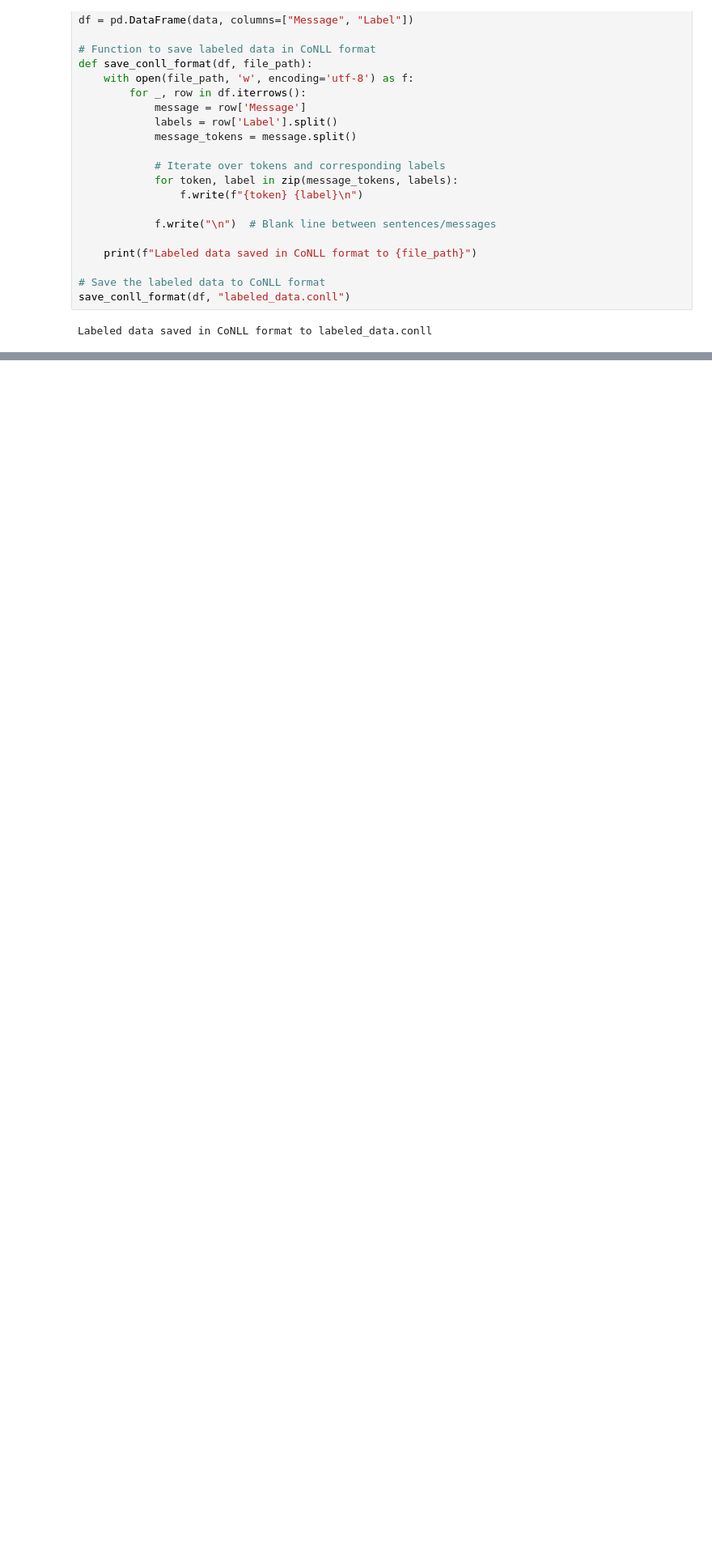
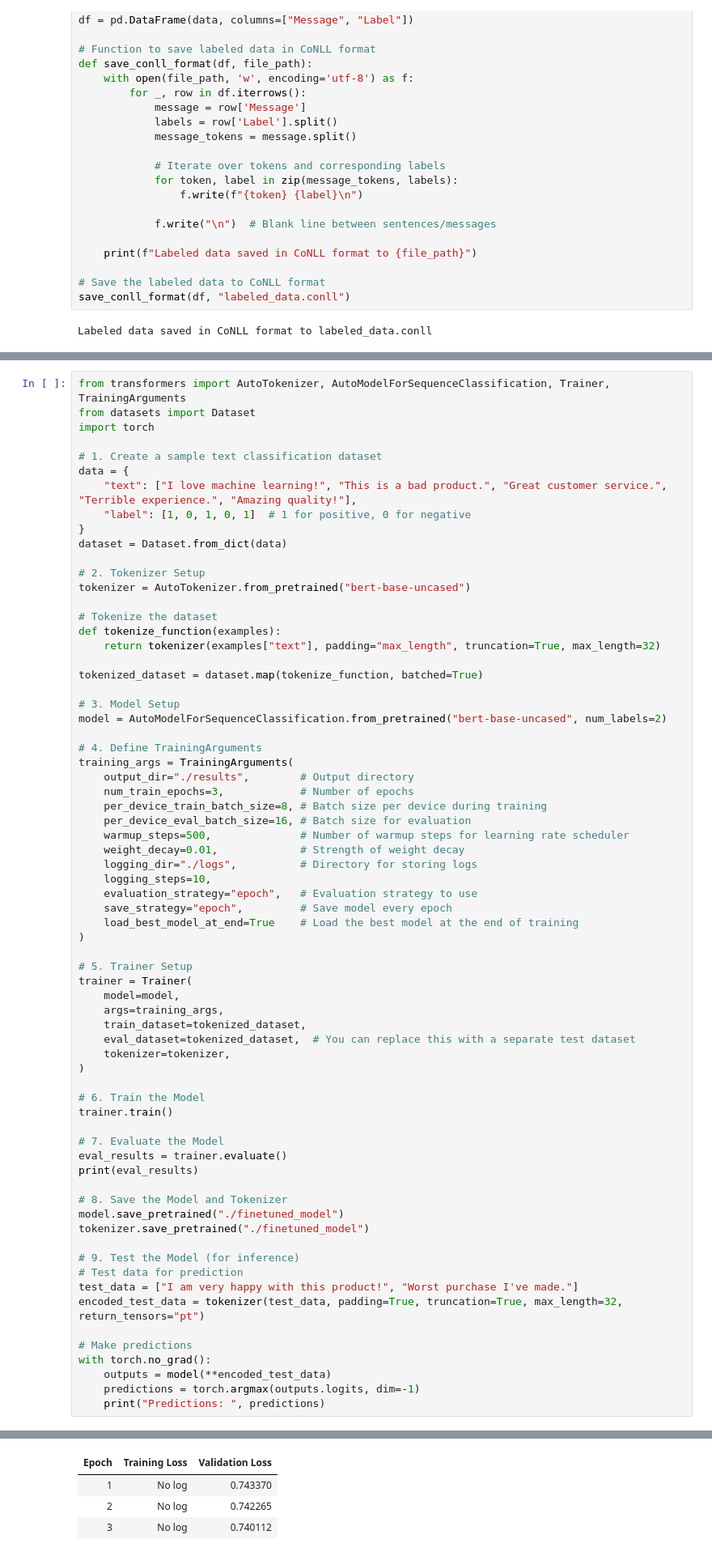
Before and after one commit to Kassa-Mamo/Telegram_Scraping, a Jupyter notebook: notebooks/data_preprocessing_labeling_starter.ipynb, the cells around one changed output, grey strips where cells are left out. Shown: that part at 81% size. Saved outputs shown, nothing was run; the diff lists cells and outputs as text; blank space fills up the shorter version.

```diff
--- a/notebooks/data_preprocessing_labeling_starter.ipynb
+++ b/notebooks/data_preprocessing_labeling_starter.ipynb
@@ -134,0 +324,70 @@ Labeled data saved in CoNLL format to labeled_data.conll
+# %%
+from transformers import AutoTokenizer, AutoModelForSequenceClassification, Trainer, TrainingArguments
+from datasets import Dataset
+import torch
+
+# 1. Create a sample text classification dataset
+data = {
+    "text": ["I love machine learning!", "This is a bad product.", "Great customer service.", "Terrible experience.", "Amazing quality!"],
+    "label": [1, 0, 1, 0, 1]  # 1 for positive, 0 for negative
+}
+dataset = Dataset.from_dict(data)
+
+# 2. Tokenizer Setup
+tokenizer = AutoTokenizer.from_pretrained("bert-base-uncased")
+
+# Tokenize the dataset
+def tokenize_function(examples):
+    return tokenizer(examples["text"], padding="max_length", truncation=True, max_length=32)
+
+tokenized_dataset = dataset.map(tokenize_function, batched=True)
+
+# 3. Model Setup
+model = AutoModelForSequenceClassification.from_pretrained("bert-base-uncased", num_labels=2)
+
+# 4. Define TrainingArguments
+training_args = TrainingArguments(
+    output_dir="./results",        # Output directory
+    num_train_epochs=3,            # Number of epochs
+    per_device_train_batch_size=8, # Batch size per device during training
+    per_device_eval_batch_size=16, # Batch size for evaluation
+    warmup_steps=500,              # Number of warmup steps for learning rate scheduler
+    weight_decay=0.01,             # Strength of weight decay
+    logging_dir="./logs",          # Directory for storing logs
+    logging_steps=10,
+    evaluation_strategy="epoch",   # Evaluation strategy to use
+    save_strategy="epoch",         # Save model every epoch
+    load_best_model_at_end=True    # Load the best model at the end of training
+)
+
+# 5. Trainer Setup
+trainer = Trainer(
+    model=model,
+    args=training_args,
+    train_dataset=tokenized_dataset,
+    eval_dataset=tokenized_dataset,  # You can replace this with a separate test dataset
+    tokenizer=tokenizer,
+)
+
+# 6. Train the Model
+trainer.train()
+
+# 7. Evaluate the Model
+eval_results = trainer.evaluate()
+print(eval_results)
+
+# 8. Save the Model and Tokenizer
+model.save_pretrained("./finetuned_model")
+tokenizer.save_pretrained("./finetuned_model")
+
+# 9. Test the Model (for inference)
+# Test data for prediction
+test_data = ["I am very happy with this product!", "Worst purchase I've made."]
+encoded_test_data = tokenizer(test_data, padding=True, truncation=True, max_length=32, return_tensors="pt")
+
+# Make predictions
+with torch.no_grad():
+    outputs = model(**encoded_test_data)
+    predictions = torch.argmax(outputs.logits, dim=-1)
+    print("Predictions: ", predictions)
+# %% [output]
@@ -134,0 +397,4 @@ Labeled data saved in CoNLL format to labeled_data.conll
+| Epoch | Training Loss | Validation Loss |
+| 1 | No log | 0.743370 |
+| 2 | No log | 0.742265 |
+| 3 | No log | 0.740112 |
```
Also changed, not shown: parts of 31 cells of this notebook, 3 other files.
